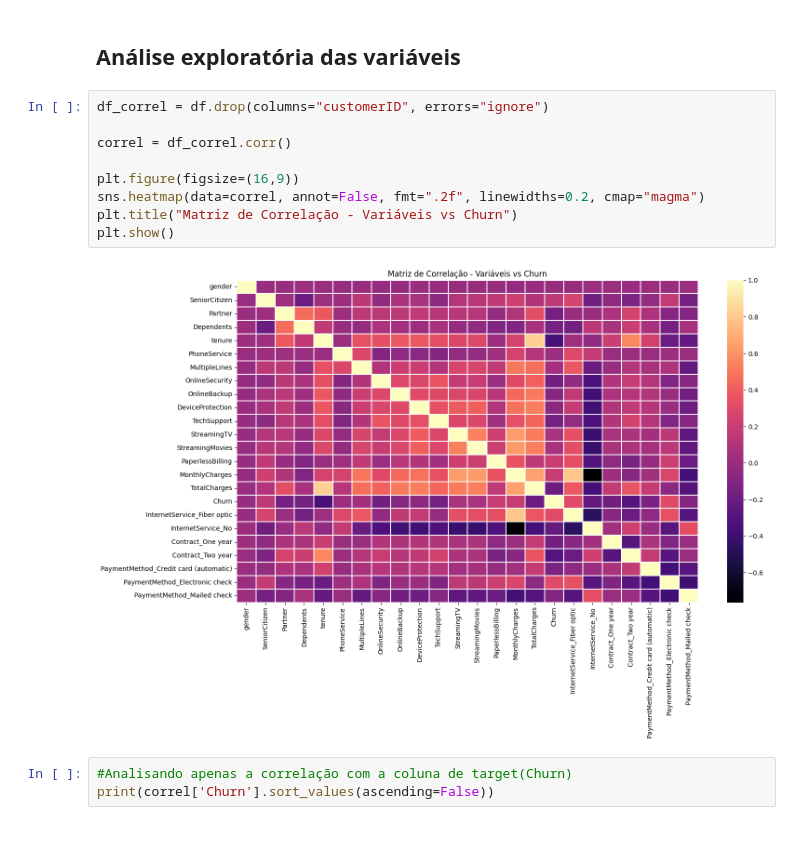
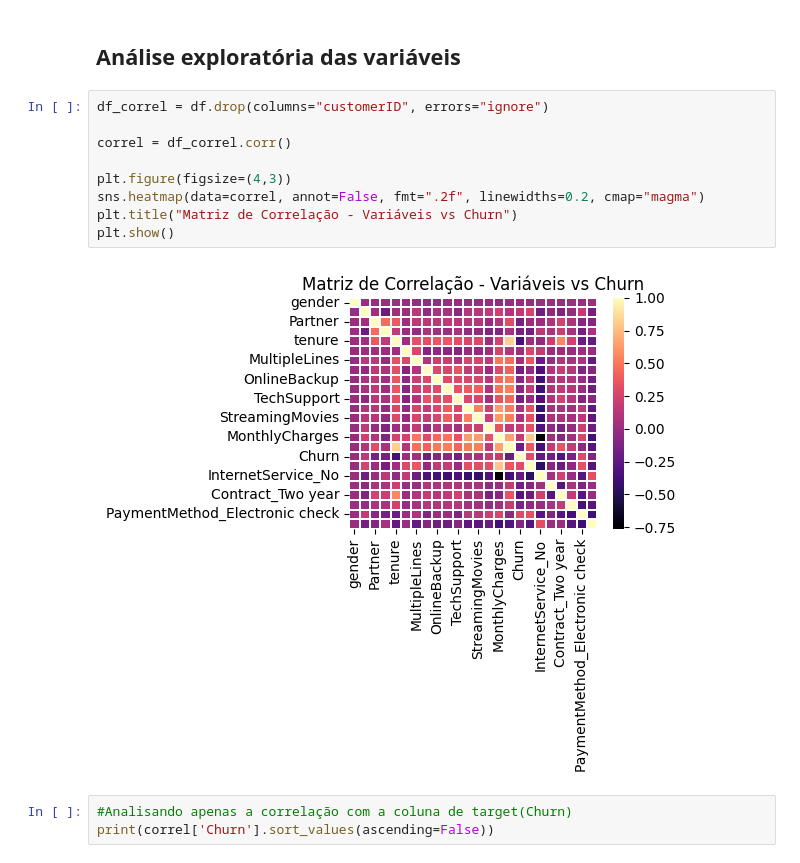
Before and after one commit to AdryanCALS/AnaliseChurn, a Jupyter notebook: python/churn_model.ipynb, the cells around one changed output. Drawn from its saved outputs; the diff is of its cells as text; blank space fills up the shorter version.

```diff
--- a/python/churn_model.ipynb
+++ b/python/churn_model.ipynb
@@ -128,14 +129,14 @@ df['TotalCharges'] = df['TotalCharges'].fillna(0)
 # %%
 df_correl = df.drop(columns="customerID", errors="ignore")
 
 correl = df_correl.corr()
 
-plt.figure(figsize=(16,9))
+plt.figure(figsize=(4,3))
 sns.heatmap(data=correl, annot=False, fmt=".2f", linewidths=0.2, cmap="magma")
 plt.title("Matriz de Correlação - Variáveis vs Churn")
 plt.show()
 # %% [output]
-[figure, old version]
+[figure, new version]
 # %%
 #Analisando apenas a correlação com a coluna de target(Churn)
 print(correl['Churn'].sort_values(ascending=False))
```
Also changed, not shown: parts of 3 cells of this notebook, 6 other files.
